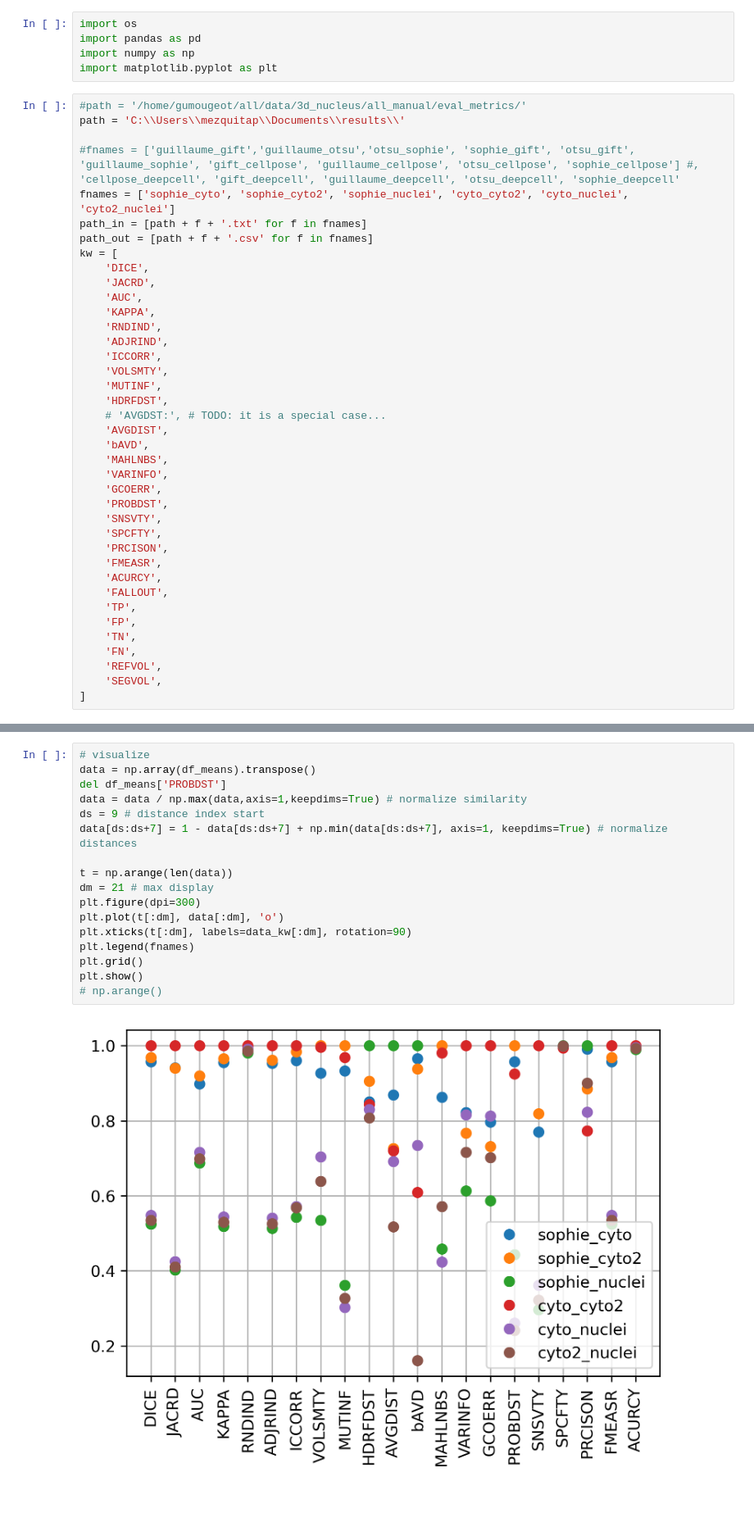
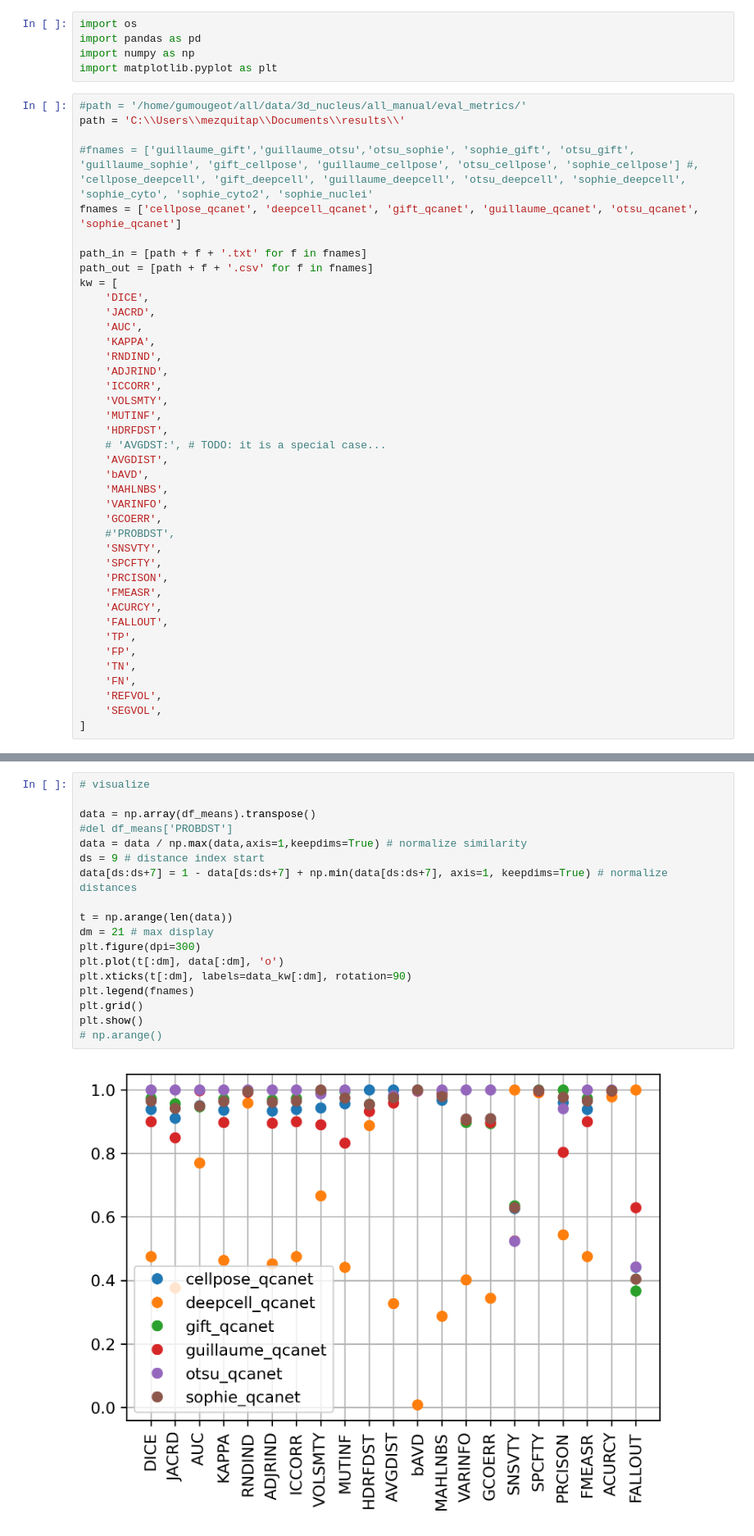
Before and after one commit to GuillaumeMougeot/nuclei_benchmark, a Jupyter notebook: notebooks/read_evaluate-segmentation_output.ipynb, the cells around one changed output, grey strips where cells are left out. Shown: that part at 82% size. Cells and saved outputs as stored; diff of their text form; blank space fills up the shorter version.

```diff
--- a/notebooks/read_evaluate-segmentation_output.ipynb
+++ b/notebooks/read_evaluate-segmentation_output.ipynb
@@ -9,8 +9,9 @@ import matplotlib.pyplot as plt
 #path = '/home/gumougeot/all/data/3d_nucleus/all_manual/eval_metrics/'
 path = 'C:\\Users\\mezquitap\\Documents\\results\\'
 
-#fnames = ['guillaume_gift','guillaume_otsu','otsu_sophie', 'sophie_gift', 'otsu_gift', 'guillaume_sophie', 'gift_cellpose', 'guillaume_cellpose', 'otsu_cellpose', 'sophie_cellpose'] #, 'cellpose_deepcell', 'gift_deepcell', 'guillaume_deepcell', 'otsu_deepcell', 'sophie_deepcell'
-fnames = ['sophie_cyto', 'sophie_cyto2', 'sophie_nuclei', 'cyto_cyto2', 'cyto_nuclei', 'cyto2_nuclei']
+#fnames = ['guillaume_gift','guillaume_otsu','otsu_sophie', 'sophie_gift', 'otsu_gift', 'guillaume_sophie', 'gift_cellpose', 'guillaume_cellpose', 'otsu_cellpose', 'sophie_cellpose'] #, 'cellpose_deepcell', 'gift_deepcell', 'guillaume_deepcell', 'otsu_deepcell', 'sophie_deepcell', 'sophie_cyto', 'sophie_cyto2', 'sophie_nuclei'
+fnames = ['cellpose_qcanet', 'deepcell_qcanet', 'gift_qcanet', 'guillaume_qcanet', 'otsu_qcanet', 'sophie_qcanet']
+
 path_in = [path + f + '.txt' for f in fnames]
 path_out = [path + f + '.csv' for f in fnames]
 kw = [
@@ -30,7 +31,7 @@ kw = [
     'MAHLNBS',
     'VARINFO',
     'GCOERR',
-    'PROBDST',
+    #'PROBDST',
     'SNSVTY',
     'SPCFTY',
     'PRCISON',
@@ -78,23 +79,24 @@ df_means.head(len(fnames))
 df_means.to_csv(path+'means.csv')
 # %%
 # visualize
+
 data = np.array(df_means).transpose()
-del df_means['PROBDST']
+#del df_means['PROBDST']
 data = data / np.max(data,axis=1,keepdims=True) # normalize similarity
 ds = 9 # distance index start
 data[ds:ds+7] = 1 - data[ds:ds+7] + np.min(data[ds:ds+7], axis=1, keepdims=True) # normalize distances
 
 t = np.arange(len(data))
 dm = 21 # max display
 plt.figure(dpi=300)
 plt.plot(t[:dm], data[:dm], 'o')
 plt.xticks(t[:dm], labels=data_kw[:dm], rotation=90)
 plt.legend(fnames)
 plt.grid()
 plt.show()
 # np.arange()
 # %% [output]
-[figure, old version]
+[figure, new version]
 # %%
 # import seaborn as sns
 # plt.figure(dpi=300)
```
Also changed, not shown: 1 other file.
